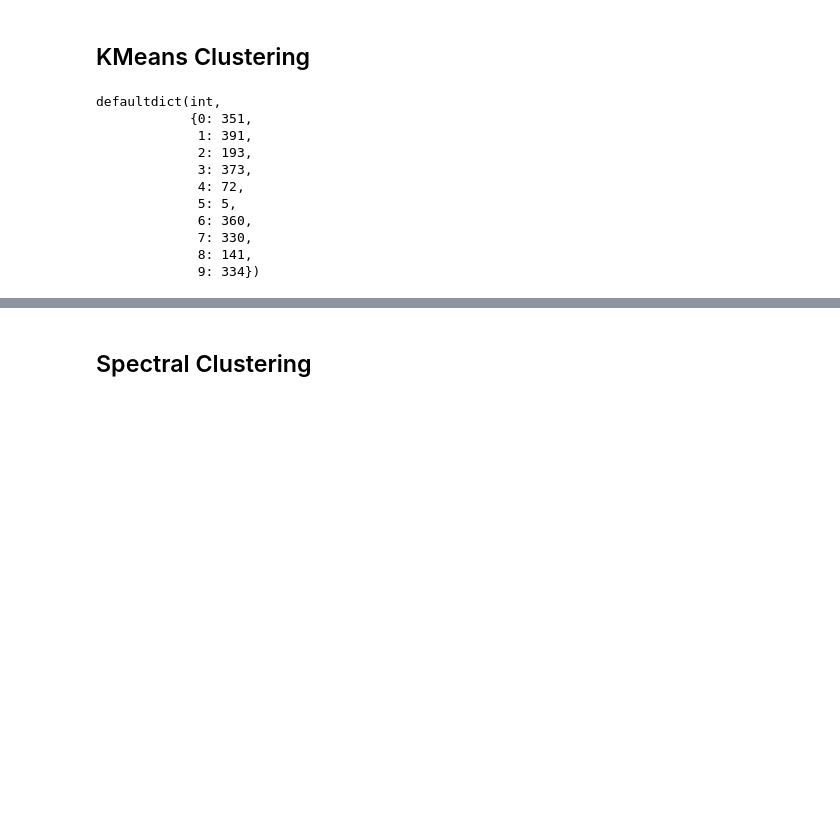
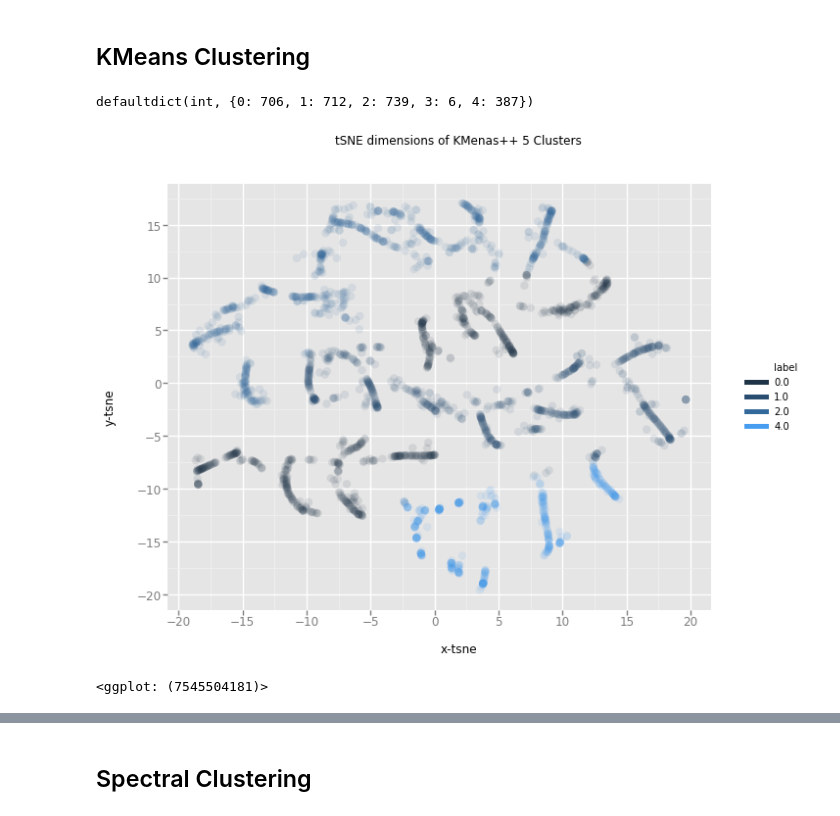
Before and after one commit to artina-m/TopTalks, a Jupyter notebook: TedTalkCluster.ipynb, the cells around one changed output, grey strips where cells are left out. Drawn from its saved outputs; the diff is of its cells as text; code cells hidden in the pictures; blank space fills up the shorter version.

Commit message:
clustering viz

```diff
--- a/TedTalkCluster.ipynb
+++ b/TedTalkCluster.ipynb
@@ -210,7 +216,7 @@ cleaned_tedData
 # %% [markdown]
 ## KMeans Clustering
 # %%
-kmeans = KMeans(init='k-means++', n_clusters=CLUSTER_NUM, n_init=CLUSTER_NUM)
+kmeans = KMeans(init='k-means++', n_clusters=5, n_init=CLUSTER_NUM)
 kmeans.fit(cleaned_tedData)
 kmeanlabels=kmeans.labels_
 # %%
@@ -229,14 +235,26 @@ clusterId_to_tedId, cnt_dict_size, tedId_to_clusterId = build_cluster_mapping_an
 # %%
 cnt_dict_size
 # %% [output]
-defaultdict(int,
-            {0: 351,
-             1: 391,
-             2: 193,
-             3: 373,
-             4: 72,
-             5: 5,
-             6: 360,
-             7: 330,
-             8: 141,
-             9: 334})
+defaultdict(int, {0: 706, 1: 712, 2: 739, 3: 6, 4: 387})
+# %%
+n_sne = 7000
+rndperm = np.random.permutation(cleaned_tedData.shape[0])
+tsne = TSNE(n_components=2, verbose=1, perplexity=40, n_iter=300)
+tsne_results = tsne.fit_transform(cleaned_tedData.loc[rndperm[:n_sne],list(cleaned_tedData.columns.values)].values)
+# %%
+df_tsne = cleaned_tedData.loc[rndperm[:n_sne],:].copy()
+df_tsne['x-tsne'] = tsne_results[:,0]
+df_tsne['y-tsne'] = tsne_results[:,1]
+labels = []
+for index, row in df_tsne.iterrows():
+    labels.append(tedId_to_clusterId[index])
+df_tsne['label'] = labels
+
+chart = ggplot(df_tsne, aes(x='x-tsne', y='y-tsne', color='label') ) \
+        + geom_point(size=70,alpha=0.1) \
+        + ggtitle("tSNE dimensions of KMenas++ 5 Clusters") \
+        + scale_color_brewer(type='diverging', palette=3)
+chart
+# %% [output]
+[figure, added]
+<ggplot: (7545504181)>
```
Also changed, not shown: parts of 17 cells of this notebook.
